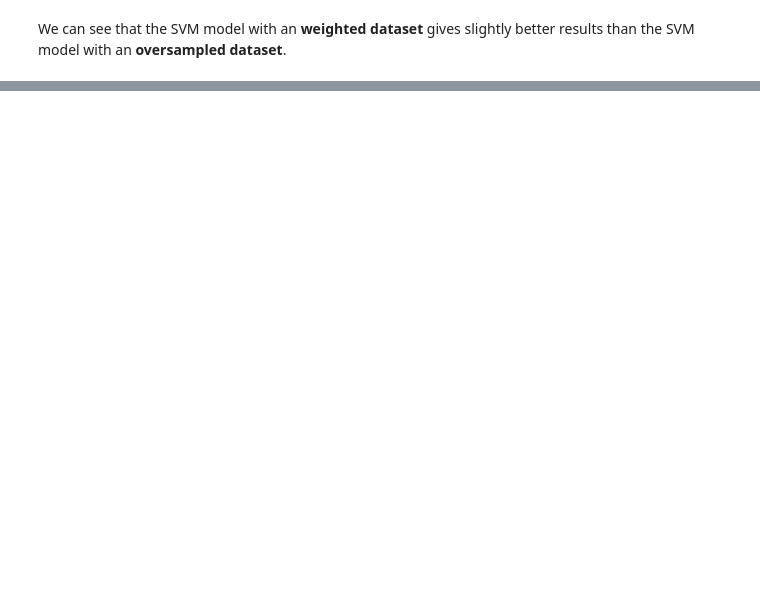
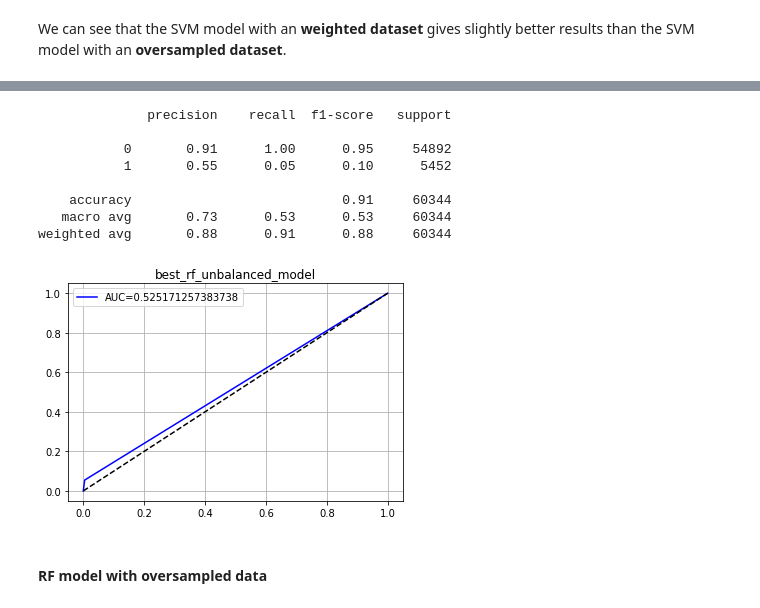
Before and after one commit to sumitkumarjethani/aprendizaje-automatico-IBM, a Jupyter notebook: Supervised Machine Learning (Classification)/notebooks/Final Project.ipynb, the cells around one changed output, grey strips where cells are left out. Cells and saved outputs as stored; diff of their text form; code cells hidden in the pictures; blank space fills up the shorter version.

```diff
--- a/Supervised Machine Learning (Classification)/notebooks/Final Project.ipynb
+++ b/Supervised Machine Learning (Classification)/notebooks/Final Project.ipynb
@@ -1395,0 +1476,14 @@ weighted avg       0.90      0.73      0.79     60344
+# %%
+print_metrics(y_test, best_rf_unbalanced_model_predicts, "best_rf_unbalanced_model")
+# %% [output]
+              precision    recall  f1-score   support
+
+           0       0.91      1.00      0.95     54892
+           1       0.55      0.05      0.10      5452
+
+    accuracy                           0.91     60344
+   macro avg       0.73      0.53      0.53     60344
+weighted avg       0.88      0.91      0.88     60344
+[figure, added]
+# %% [markdown]
+#### RF model with oversampled data
```
Also changed, not shown: parts of 72 cells of this notebook, 4 other files.
